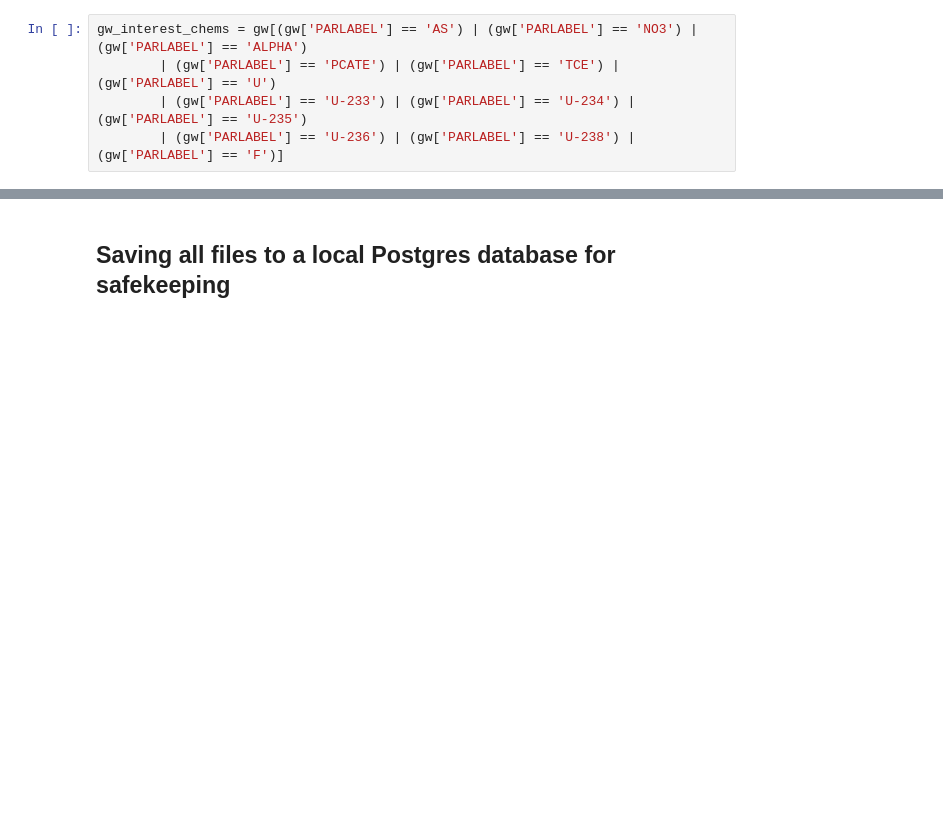
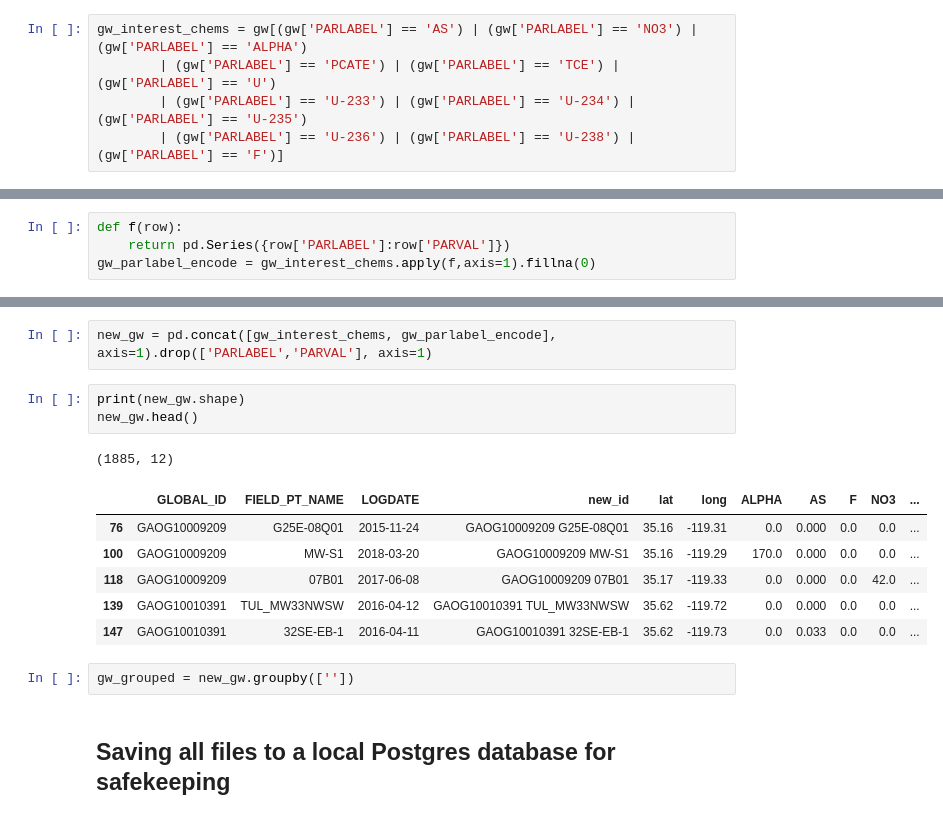
Before and after one commit to waterdatacollaborative/NicoleLook_Drinking-Water-Contaminant-Classification, a Jupyter notebook: Capstone.ipynb, the cells around one changed output, grey strips where cells are left out. Drawn from its saved outputs; the diff is of its cells as text; blank space fills up the shorter version.

Commit message:
Encode groundwater chemicals of interest

```diff
--- a/Capstone.ipynb
+++ b/Capstone.ipynb
@@ -916,0 +894,4 @@ Name: PARLABEL, Length: 338, dtype: int64
+# %%
+def f(row):
+    return pd.Series({row['PARLABEL']:row['PARVAL']})
+gw_parlabel_encode = gw_interest_chems.apply(f,axis=1).fillna(0)
@@ -917,3 +907,18 @@ Name: PARLABEL, Length: 338, dtype: int64
+# %%
+new_gw = pd.concat([gw_interest_chems, gw_parlabel_encode], axis=1).drop(['PARLABEL','PARVAL'], axis=1)
+# %%
+print(new_gw.shape)
+new_gw.head()
+# %% [output]
+(1885, 12)
+|  | GLOBAL_ID | FIELD_PT_NAME | LOGDATE | new_id | lat | long | ALPHA | AS | F | NO3 | ... |
+| 76 | GAOG10009209 | G25E-08Q01 | 2015-11-24 | GAOG10009209 G25E-08Q01 | 35.16 | -119.31 | 0.0 | 0.000 | 0.0 | 0.0 | ... |
+| 100 | GAOG10009209 | MW-S1 | 2018-03-20 | GAOG10009209 MW-S1 | 35.16 | -119.29 | 170.0 | 0.000 | 0.0 | 0.0 | ... |
+| 118 | GAOG10009209 | 07B01 | 2017-06-08 | GAOG10009209 07B01 | 35.17 | -119.33 | 0.0 | 0.000 | 0.0 | 42.0 | ... |
+| 139 | GAOG10010391 | TUL_MW33NWSW | 2016-04-12 | GAOG10010391 TUL_MW33NWSW | 35.62 | -119.72 | 0.0 | 0.000 | 0.0 | 0.0 | ... |
+| 147 | GAOG10010391 | 32SE-EB-1 | 2016-04-11 | GAOG10010391 32SE-EB-1 | 35.62 | -119.73 | 0.0 | 0.033 | 0.0 | 0.0 | ... |
+# %%
+gw_grouped = new_gw.groupby([''])
 # %% [markdown]
 ## Saving all files to a local Postgres database for safekeeping
 # %%
```
Also changed, not shown: parts of 14 cells of this notebook.
